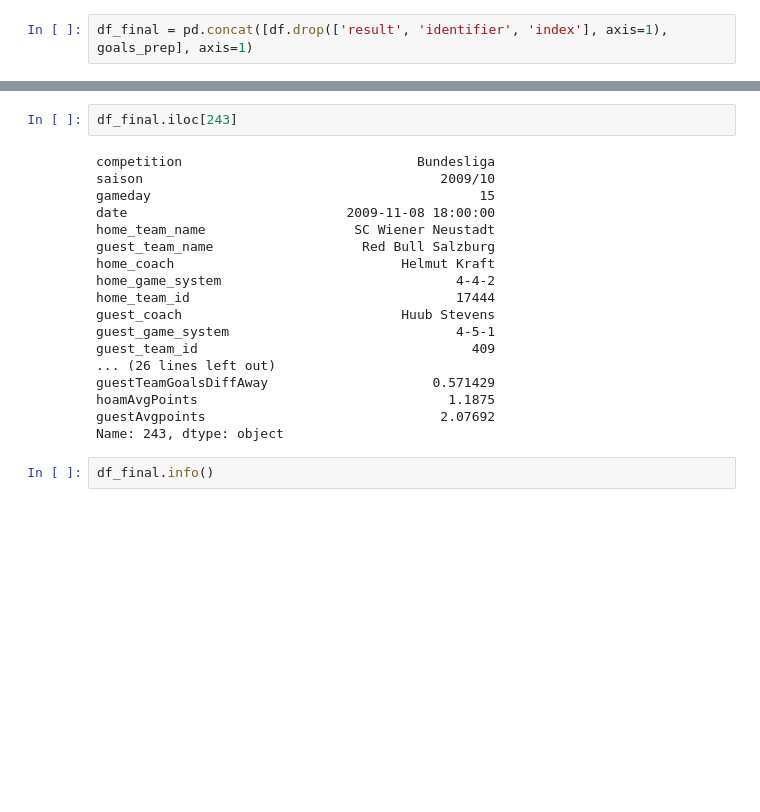
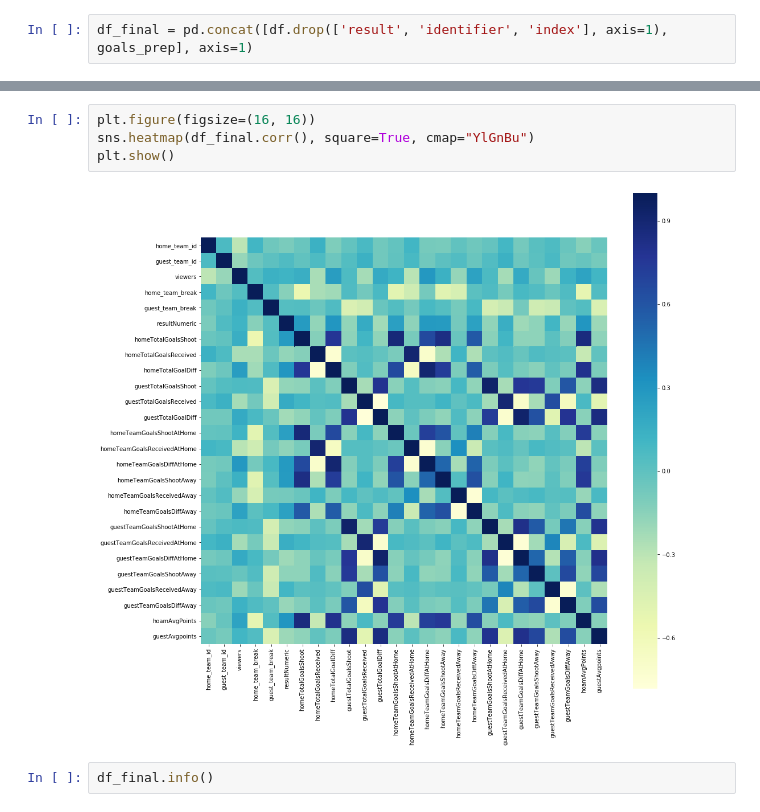
Before and after one commit to thomashon/football-prediction, a Jupyter notebook: scraper/3-preprocessing.ipynb, the cells around one changed output, grey strips where cells are left out. Cells and saved outputs as stored; diff of their text form; blank space fills up the shorter version.

```diff
--- a/scraper/3-preprocessing.ipynb
+++ b/scraper/3-preprocessing.ipynb
@@ -285,23 +281,9 @@ df_final.head(10)
-# %%
-df_final.iloc[243]
-# %% [output]
-competition                              Bundesliga
-saison                                      2009/10
-gameday                                          15
-date                            2009-11-08 18:00:00
-home_team_name                   SC Wiener Neustadt
-guest_team_name                   Red Bull Salzburg
-home_coach                             Helmut Kraft
-home_game_system                              4-4-2
-home_team_id                                  17444
-guest_coach                            Huub Stevens
-guest_game_system                             4-5-1
-guest_team_id                                   409
-... (26 lines left out)
-guestTeamGoalsDiffAway                     0.571429
-hoamAvgPoints                                1.1875
-guestAvgpoints                              2.07692
-Name: 243, dtype: object
+# %%
+plt.figure(figsize=(16, 16))
+sns.heatmap(df_final.corr(), square=True, cmap="YlGnBu")
+plt.show()
+# %% [output]
+[figure, added]
 # %%
 df_final.info()
 # %% [output]
```
Also changed, not shown: parts of 19 cells of this notebook, 2 other files.
